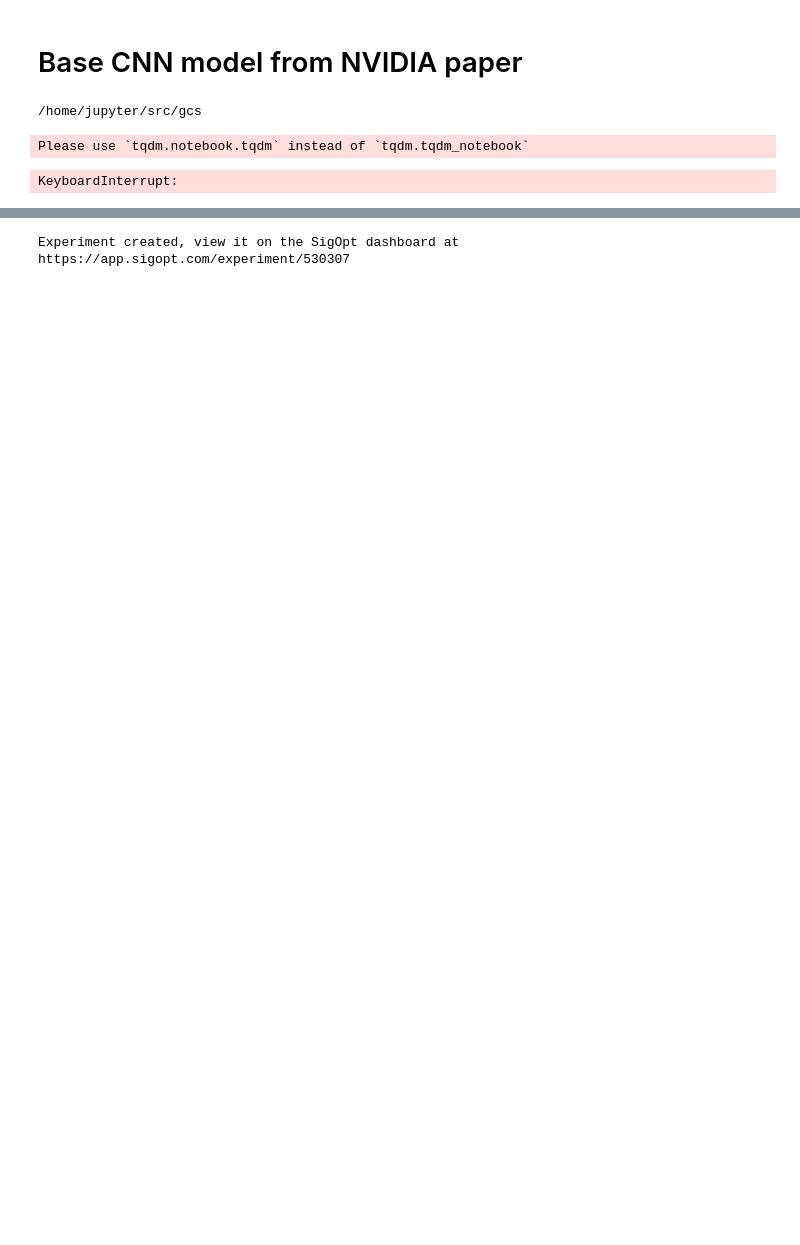
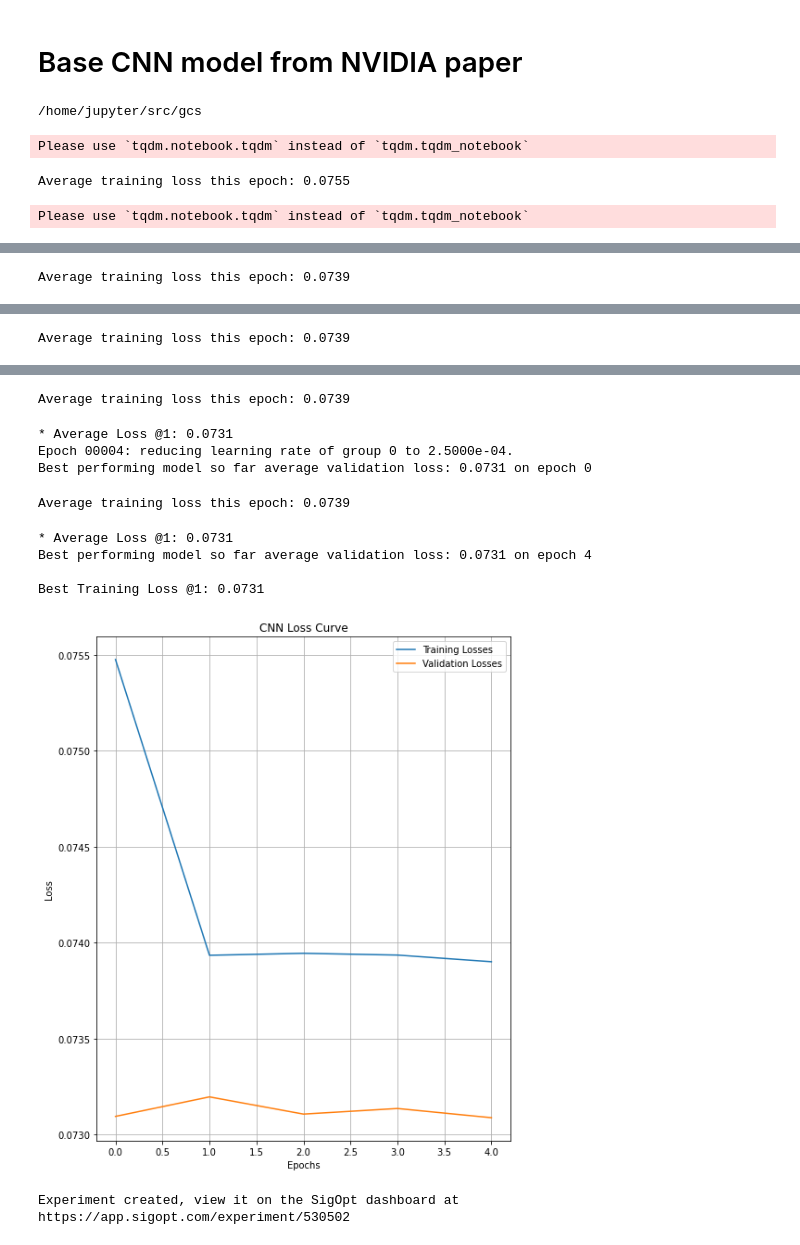
Before and after one commit to mchockal/gcs, a Jupyter notebook: base_cnn.ipynb, the cells around one changed output, grey strips where cells are left out. Drawn from its saved outputs; the diff is of its cells as text; code cells hidden in the pictures; blank space fills up the shorter version.

```diff
--- a/base_cnn.ipynb
+++ b/base_cnn.ipynb
@@ -44,9 +44,9 @@ from models import nvidia
 from tqdm import tqdm_notebook, tqdm
 import sigopt
 
-LEARNING_RATE = 1e-4
+LEARNING_RATE = 0.0025
 MOMENTUM = 0.7
-WEIGHT_DECAY_REGULARIZATION_TERM = 1e-5  # aiming for overfitting
+WEIGHT_DECAY_REGULARIZATION_TERM = 0.07 # aiming for overfitting
 BATCH_SIZE = 32
 NUM_EPOCHS = 5
 
@@ -54,6 +54,20 @@ NUM_EPOCHS = 5
 # Citation:
 # - AverageMeter taken verbatim from the Assignment 2 training code.
 # - Remainder of code in this file based on Assignment 2 training code.
+def seed_everything(seed: int):
+    import random, os
+    import numpy as np
+    import torch
+
+    random.seed(seed)
+    os.environ['PYTHONHASHSEED'] = str(seed)
+    np.random.seed(seed)
+    torch.manual_seed(seed)
+    torch.cuda.manual_seed(seed)
+    torch.backends.cudnn.deterministic = True
+    torch.backends.cudnn.benchmark = True
+
+seed_everything(42)
 
 class AverageMeter(object):
     """Computes and stores the average and current value"""
@@ -183,7 +197,7 @@ def main():
         # Citation:
         # https://pytorch.org/vision/stable/transforms.html#scriptable-transforms
         transforms.Resize((192, 256)),
-        transforms.RandomRotation(degrees=5)
+        transforms.Normalize((0.485, 0.456, 0.406), (0.229, 0.224, 0.225))
     ])
 
     # Loading in images with normalization and resizing applied.
@@ -254,4 +268,5 @@ if __name__ == '__main__':
     main()
 # %% [output]
 Please use `tqdm.notebook.tqdm` instead of `tqdm.tqdm_notebook`
-KeyboardInterrupt:
+Average training loss this epoch: 0.0755
+Please use `tqdm.notebook.tqdm` instead of `tqdm.tqdm_notebook`
@@ -257,0 +275 @@ KeyboardInterrupt:
+Average training loss this epoch: 0.0739
@@ -257,0 +278 @@ KeyboardInterrupt:
+Average training loss this epoch: 0.0739
@@ -258,3 +281,13 @@ KeyboardInterrupt:
+Average training loss this epoch: 0.0739
+* Average Loss @1: 0.0731
+Epoch 00004: reducing learning rate of group 0 to 2.5000e-04.
+Best performing model so far average validation loss: 0.0731 on epoch 0
+Average training loss this epoch: 0.0739
+* Average Loss @1: 0.0731
+Best performing model so far average validation loss: 0.0731 on epoch 4
+
+Best Training Loss @1: 0.0731
+[figure, added]
 # %%
 def evaluate(args):
 
@@ -348,7 +381,7 @@ args = {
 # %%
 %%experiment
 {
-    'name': 'GCP NVIDIA CNN model Optimization 3',
+    'name': 'GCP NVIDIA CNN model Optimization 4',
     'metrics': [
         {
             'name': 'MSE',
@@ -375,8 +408,8 @@ args = {
             'categorical_values': ['32', '64']
         }
     ],
-    'budget': 20
+    'budget': 30
 }
 # %% [output]
-Experiment created, view it on the SigOpt dashboard at https://app.sigopt.com/experiment/530307
+Experiment created, view it on the SigOpt dashboard at https://app.sigopt.com/experiment/530502
 # %%
```
Also changed, not shown: parts of 3 cells of this notebook, 2 other files.
